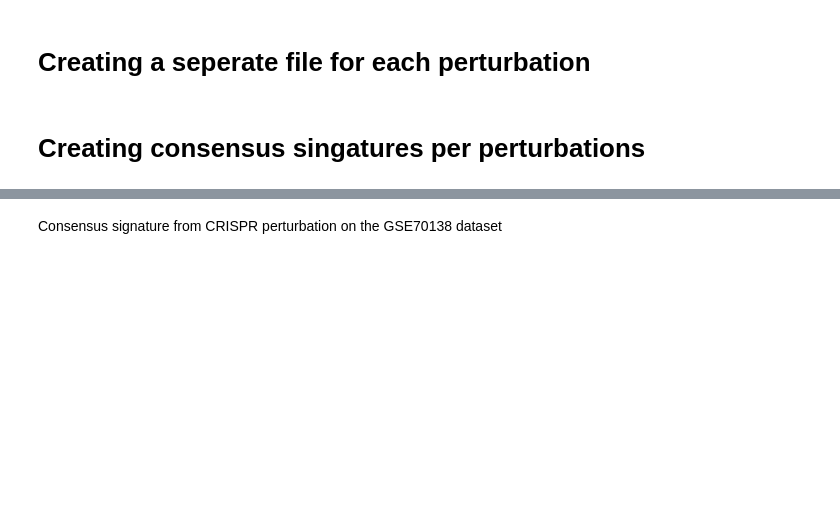
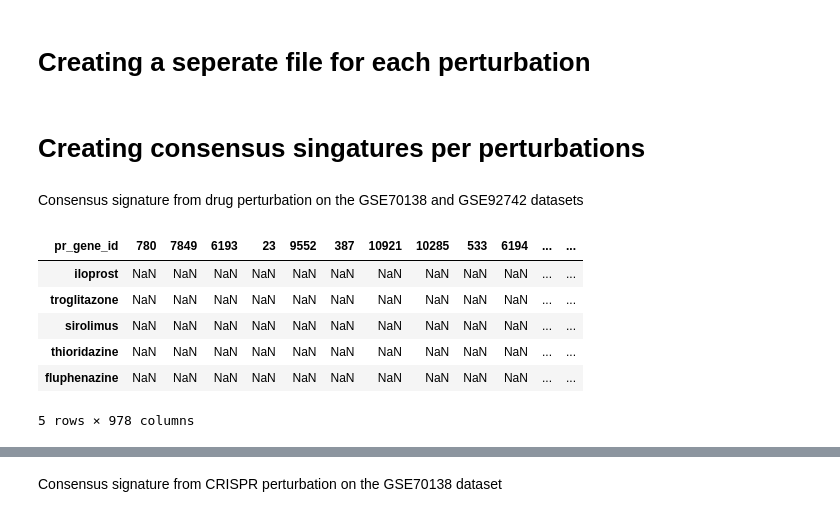
Before and after one commit to Vargeszti/Thesis, a Jupyter notebook: code/lincs_data.ipynb, the cells around one changed output, grey strips where cells are left out. Saved outputs shown, nothing was run; the diff lists cells and outputs as text; code cells hidden in the pictures; blank space fills up the shorter version.

Commit message:
updating lincs files

```diff
--- a/code/lincs_data.ipynb
+++ b/code/lincs_data.ipynb
@@ -260,2 +280,18 @@ gse92742_trt_oe.to_csv('../results/LINCS_gse92742_trt_oe.csv', sep=',')
 # %% [markdown]
 # Creating consensus singatures per perturbations
+# %% [markdown]
+Consensus signature from drug perturbation on the GSE70138 and GSE92742 datasets
+# %%
+trt_drugs=pd.read_csv('../results/LINCS_trt_drugs.csv', sep=',',header=0, index_col=0, low_memory=False)
+# %%
+genes_perturbed=trt_drugs['pert_iname'].unique()
+consensus_signatures_trt_drugs=pd.DataFrame(index=genes_perturbed,columns=gene_ids.index.astype(str))
+consensus_signatures_trt_drugs.head()
+# %% [output]
+| pr_gene_id | 780 | 7849 | 6193 | 23 | 9552 | 387 | 10921 | 10285 | 533 | 6194 | ... | ... |
+| iloprost | NaN | NaN | NaN | NaN | NaN | NaN | NaN | NaN | NaN | NaN | ... | ... |
+| troglitazone | NaN | NaN | NaN | NaN | NaN | NaN | NaN | NaN | NaN | NaN | ... | ... |
+| sirolimus | NaN | NaN | NaN | NaN | NaN | NaN | NaN | NaN | NaN | NaN | ... | ... |
+| thioridazine | NaN | NaN | NaN | NaN | NaN | NaN | NaN | NaN | NaN | NaN | ... | ... |
+| fluphenazine | NaN | NaN | NaN | NaN | NaN | NaN | NaN | NaN | NaN | NaN | ... | ... |
+5 rows × 978 columns
```
Also changed, not shown: parts of 17 cells of this notebook, 1 other file.
